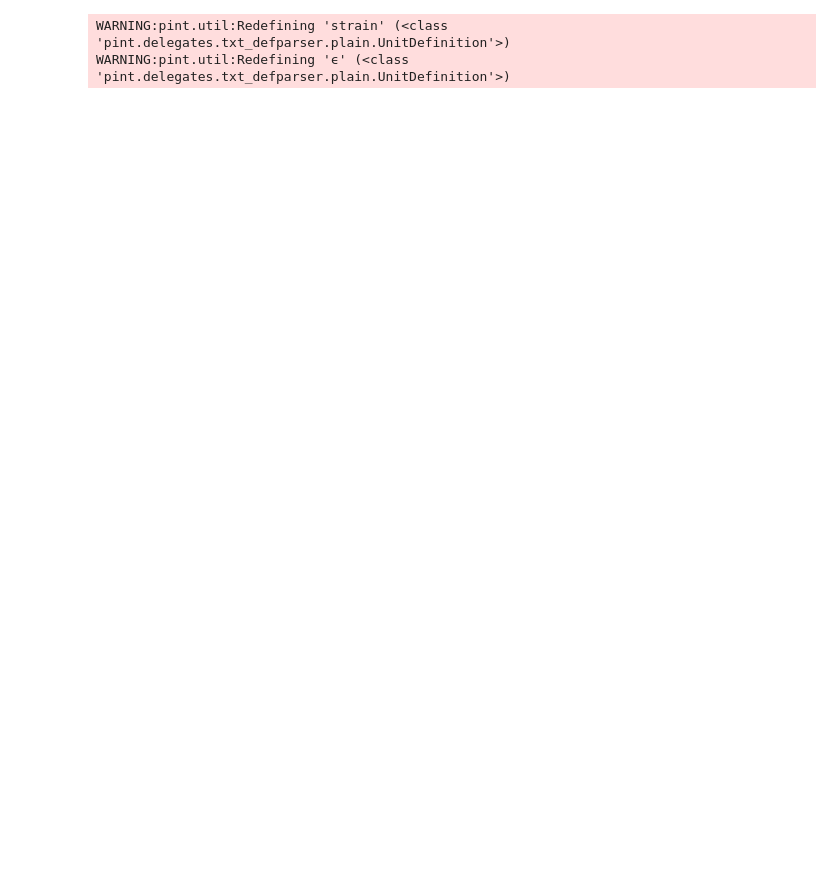
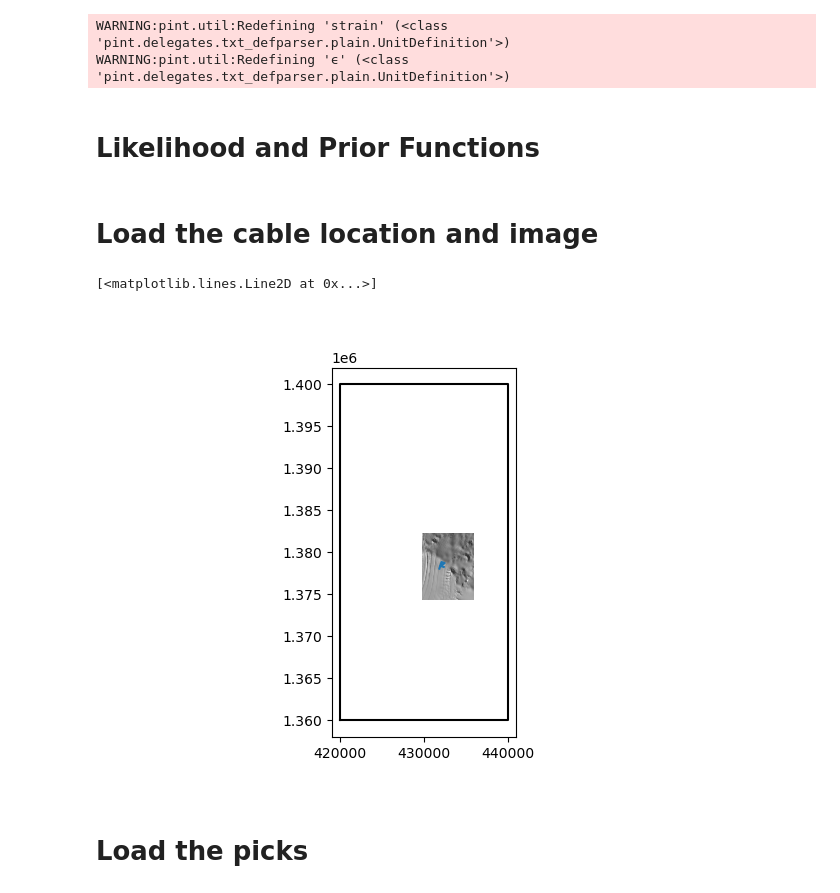
Before and after one commit to johnmorganmanos/eastwind_v2, a Jupyter notebook: Processing_Notebooks/event_locating.ipynb, the cells around one changed output. Cells and saved outputs as stored; diff of their text form; code cells hidden in the pictures; blank space fills up the shorter version.

```diff
--- a/Processing_Notebooks/event_locating.ipynb
+++ b/Processing_Notebooks/event_locating.ipynb
@@ -267,7 +271,7 @@ import emcee
 WARNING:pint.util:Redefining 'strain' (<class 'pint.delegates.txt_defparser.plain.UnitDefinition'>)
 WARNING:pint.util:Redefining 'ϵ' (<class 'pint.delegates.txt_defparser.plain.UnitDefinition'>)
 # %% [markdown]
-#
+# Likelihood and Prior Functions
 # %%
 ### Priors ###
 top_lim = 1400000
@@ -317,3 +321,34 @@ def log_probability(theta, picks):
     if not np.isfinite(lp):
         return -np.inf
     return lp + log_likelihood(theta, picks)
+# %% [markdown]
+# Load the cable location and image
+# %%
+channel_locations = np.array(pd.read_csv('../cable_geometry/Eastwind_channel_locations.txt', sep=' ', header=None))
+# %%
+# Specify the path to the GeoPackage file
+gpkg_path = "../imagery/eastwind_image_reproject_AOI_clip.tif"
+
+fig,ax = plt.subplots()
+
+
+# Open the GeoPackage file in read mode
+with rasterio.open(gpkg_path) as src:
+    # Read the image data as a NumPy array
+    image_data = src.read()
+
+    # Access metadata if needed
+    metadata = src.meta
+
+    # Process or visualize the image data
+    # For example, to display the image using matplotlib:
+    show(image_data, transform=src.transform, ax=ax)
+    # ax.imshow(image_data[0], cmap='gray') # Assuming single-band image, adjust as needed
+
+ax.plot(channel_locations[:,0], channel_locations[:,1])
+ax.plot([left_lim,left_lim, right_lim, right_lim, left_lim],[bottom_lim,top_lim, top_lim, bottom_lim, bottom_lim], '-k')
+# %% [output]
+[<matplotlib.lines.Line2D at 0x...>]
+[figure, added]
+# %% [markdown]
+# Load the picks
```
Also changed, not shown: parts of 29 cells of this notebook, 14 other files.
